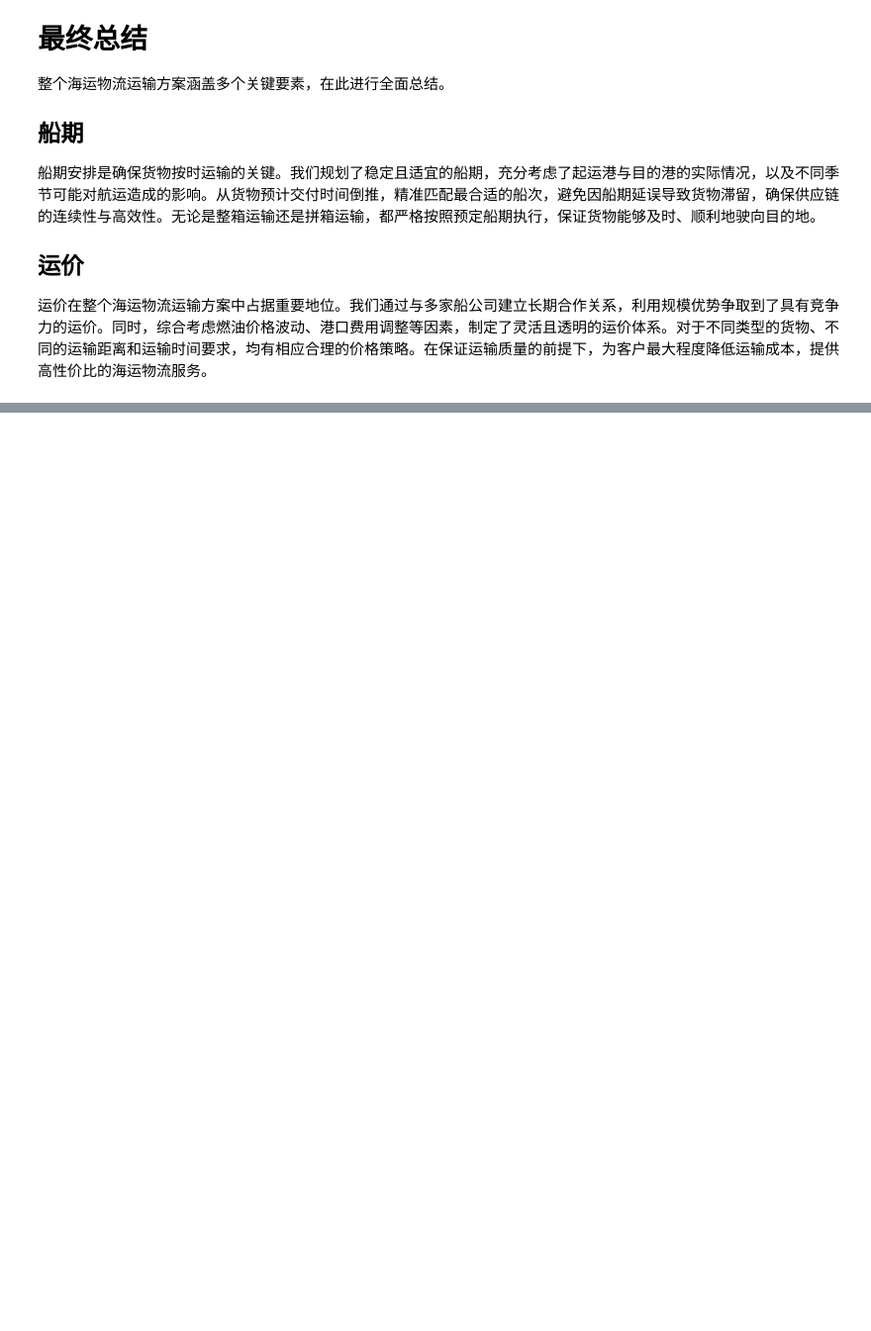
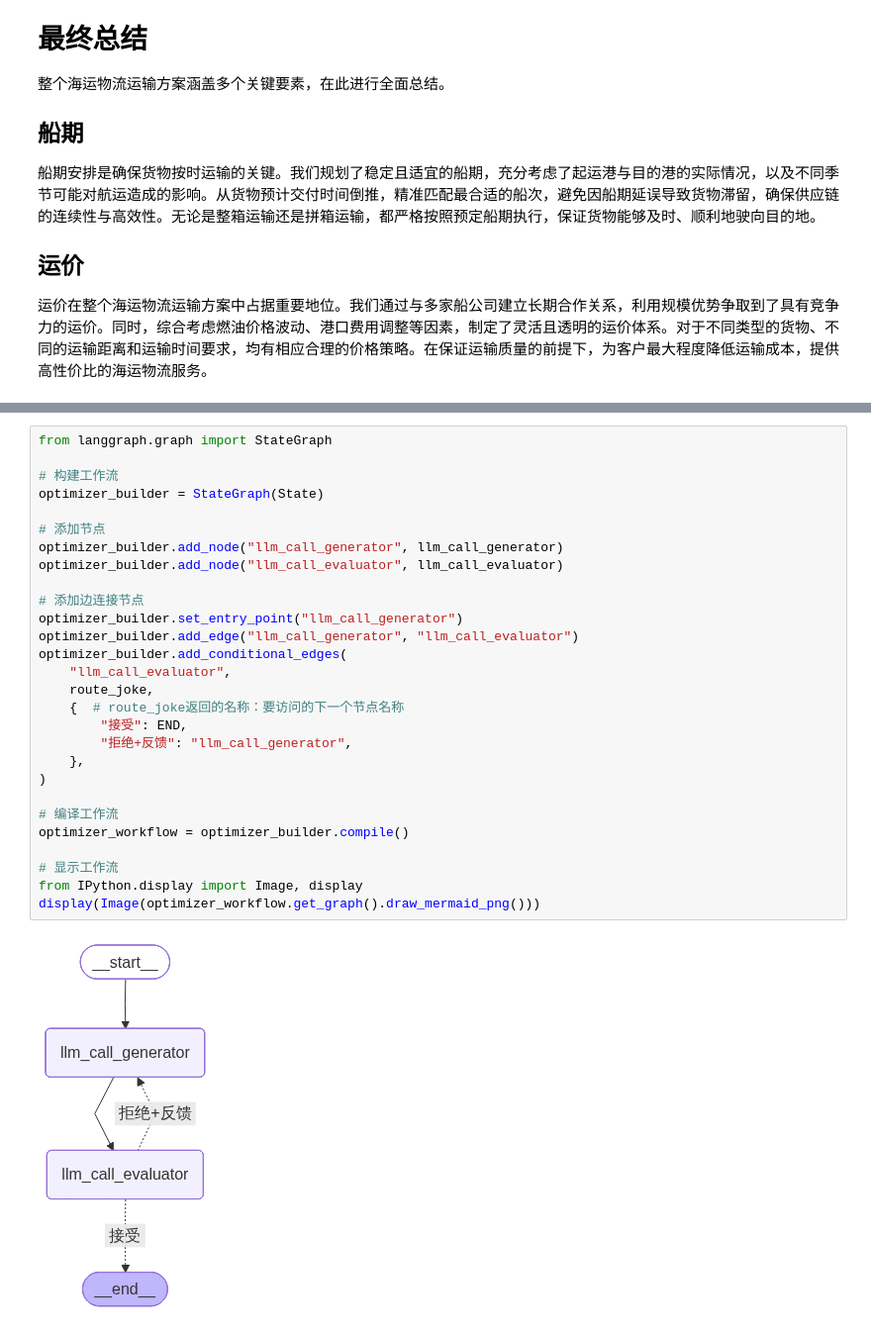
Before and after one commit to wenwenc9/langgraph-tutorial-wenwenc9, a Jupyter notebook: Langgraph_Learning/1-基础章节/3、工作流与代理.ipynb, the cells around one changed output, grey strips where cells are left out. Shown at 99% size. Drawn from its saved outputs; the diff is of its cells as text; blank space fills up the shorter version.

```diff
--- a/Langgraph_Learning/1-基础章节/3、工作流与代理.ipynb
+++ b/Langgraph_Learning/1-基础章节/3、工作流与代理.ipynb
@@ -578,0 +644,30 @@ Markdown(state["final_report"])
+# %%
+from langgraph.graph import StateGraph
+
+# 构建工作流
+optimizer_builder = StateGraph(State)
+
+# 添加节点
+optimizer_builder.add_node("llm_call_generator", llm_call_generator)
+optimizer_builder.add_node("llm_call_evaluator", llm_call_evaluator)
+
+# 添加边连接节点
+optimizer_builder.set_entry_point("llm_call_generator")
+optimizer_builder.add_edge("llm_call_generator", "llm_call_evaluator")
+optimizer_builder.add_conditional_edges(
+    "llm_call_evaluator",
+    route_joke,
+    {  # route_joke返回的名称：要访问的下一个节点名称
+        "接受": END,
+        "拒绝+反馈": "llm_call_generator",
+    },
+)
+
+# 编译工作流
+optimizer_workflow = optimizer_builder.compile()
+
+# 显示工作流
+from IPython.display import Image, display
+display(Image(optimizer_workflow.get_graph().draw_mermaid_png()))
+# %% [output]
+[figure, added]
```
Also changed, not shown: parts of 10 cells of this notebook.
